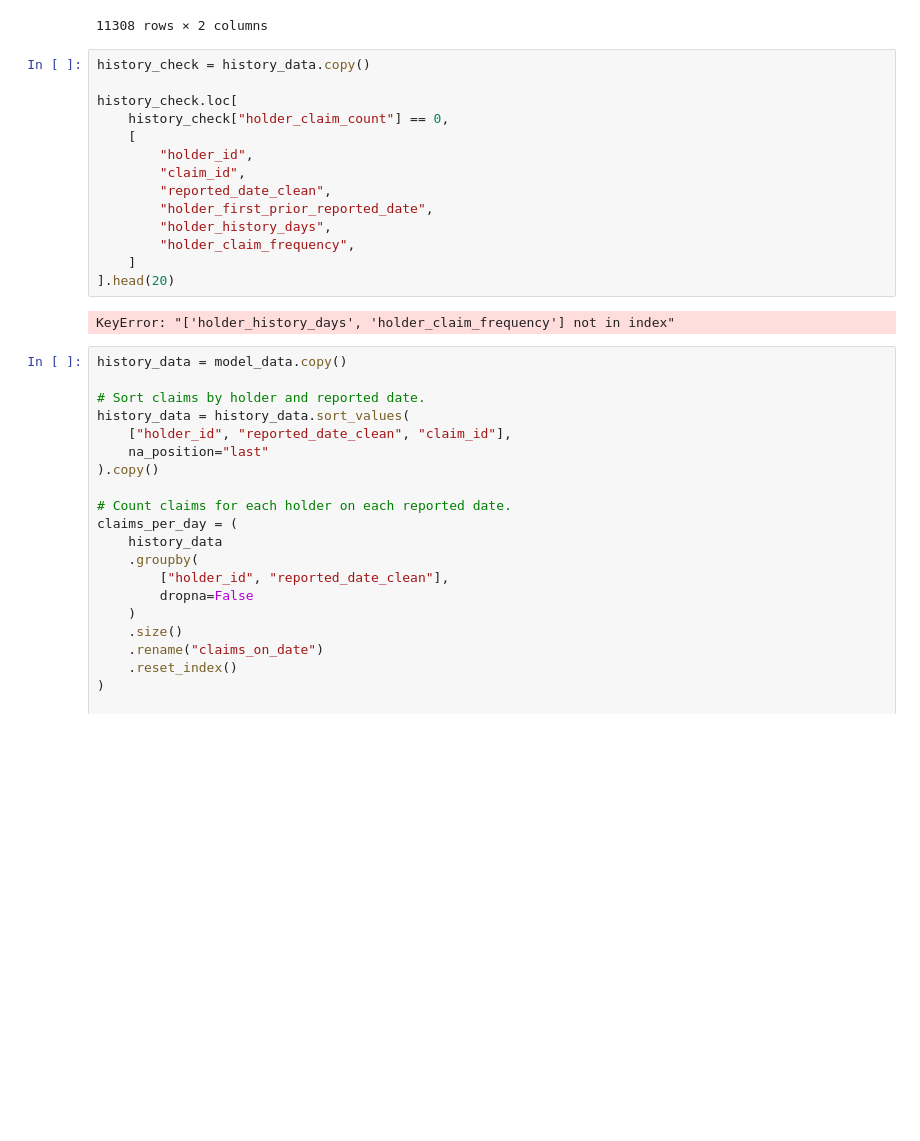
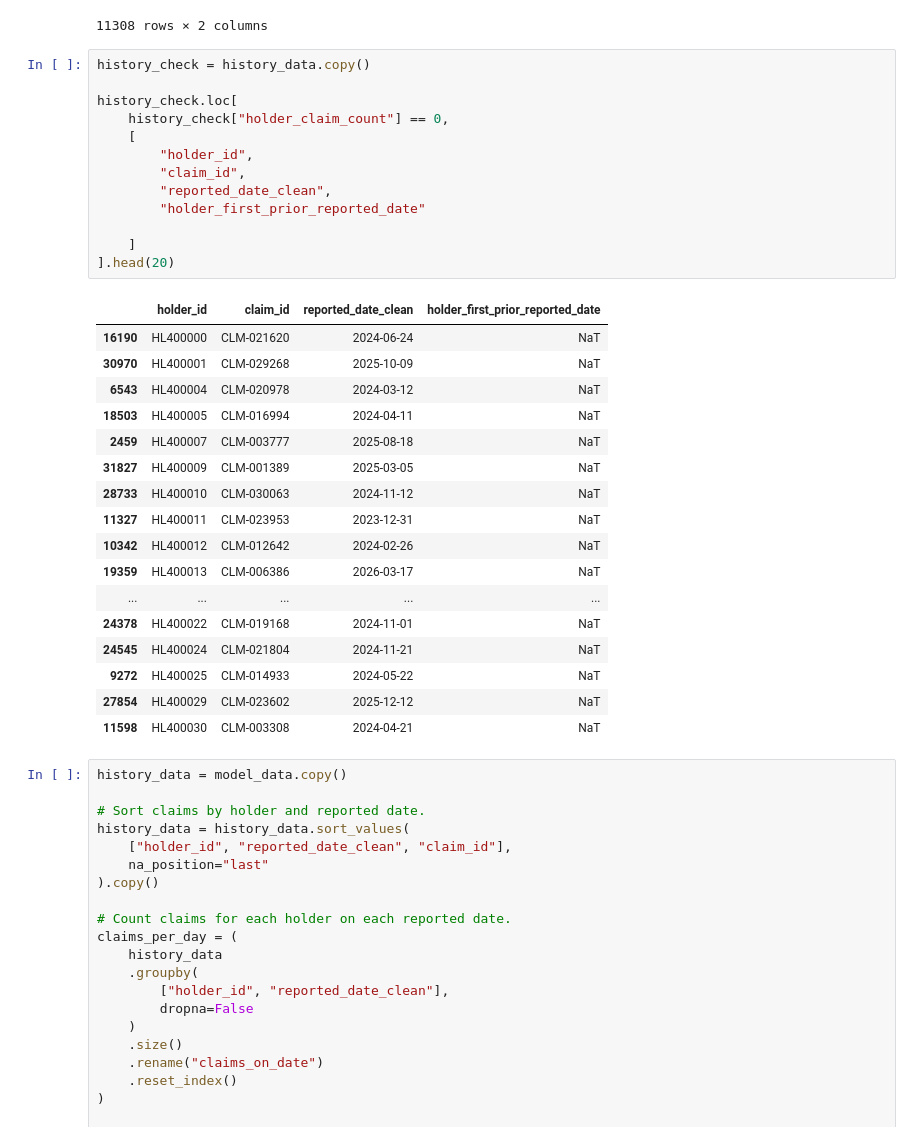
Before and after one commit to moforrochelle/skye8-ds-team-b-modelling, a Jupyter notebook: notebooks/feature_exploration.ipynb, the cells around one changed output. Saved outputs shown, nothing was run; the diff lists cells and outputs as text; blank space fills up the shorter version.

Commit message:
fixed the error on one of the features

```diff
--- a/notebooks/feature_exploration.ipynb
+++ b/notebooks/feature_exploration.ipynb
@@ -446,19 +446,34 @@ history_check.loc[
 # %%
 history_check = history_data.copy()
 
 history_check.loc[
     history_check["holder_claim_count"] == 0,
     [
         "holder_id",
         "claim_id",
         "reported_date_clean",
-        "holder_first_prior_reported_date",
-        "holder_history_days",
-        "holder_claim_frequency",
+        "holder_first_prior_reported_date"
+
     ]
 ].head(20)
 # %% [output]
-KeyError: "['holder_history_days', 'holder_claim_frequency'] not in index"
+|  | holder_id | claim_id | reported_date_clean | holder_first_prior_reported_date |
+| 16190 | HL400000 | CLM-021620 | 2024-06-24 | NaT |
+| 30970 | HL400001 | CLM-029268 | 2025-10-09 | NaT |
+| 6543 | HL400004 | CLM-020978 | 2024-03-12 | NaT |
+| 18503 | HL400005 | CLM-016994 | 2024-04-11 | NaT |
+| 2459 | HL400007 | CLM-003777 | 2025-08-18 | NaT |
+| 31827 | HL400009 | CLM-001389 | 2025-03-05 | NaT |
+| 28733 | HL400010 | CLM-030063 | 2024-11-12 | NaT |
+| 11327 | HL400011 | CLM-023953 | 2023-12-31 | NaT |
+| 10342 | HL400012 | CLM-012642 | 2024-02-26 | NaT |
+| 19359 | HL400013 | CLM-006386 | 2026-03-17 | NaT |
+| ... | ... | ... | ... | ... |
+| 24378 | HL400022 | CLM-019168 | 2024-11-01 | NaT |
+| 24545 | HL400024 | CLM-021804 | 2024-11-21 | NaT |
+| 9272 | HL400025 | CLM-014933 | 2024-05-22 | NaT |
+| 27854 | HL400029 | CLM-023602 | 2025-12-12 | NaT |
+| 11598 | HL400030 | CLM-003308 | 2024-04-21 | NaT |
 # %%
 history_data = model_data.copy()
 
```
